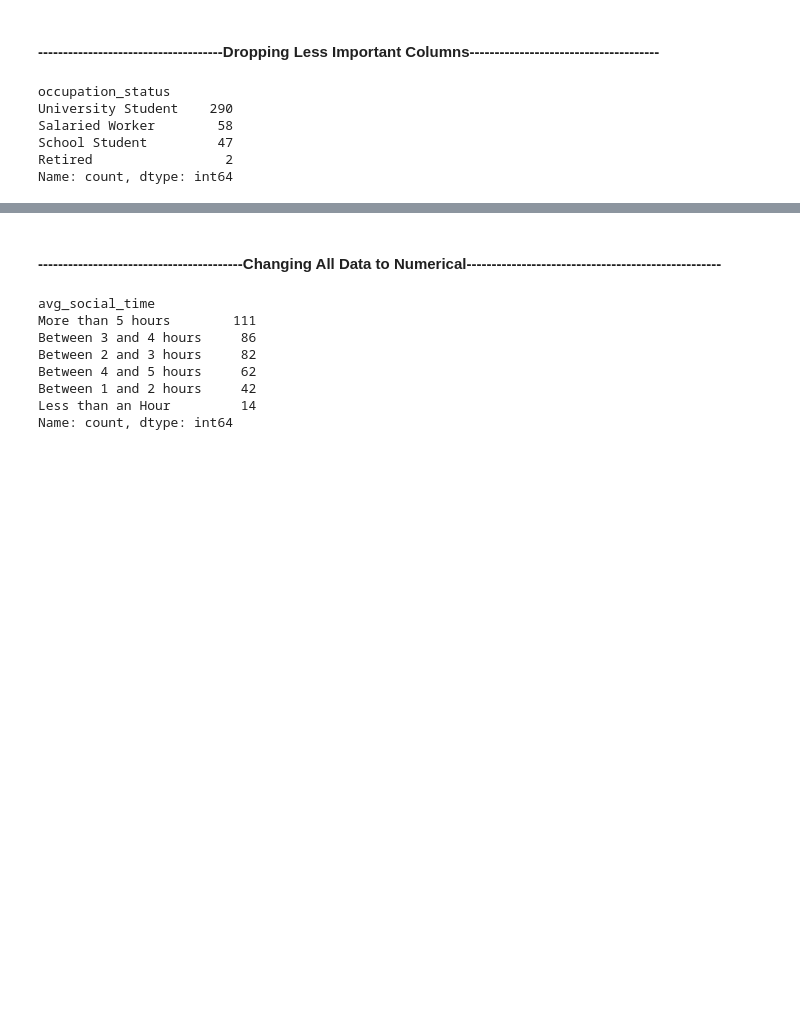
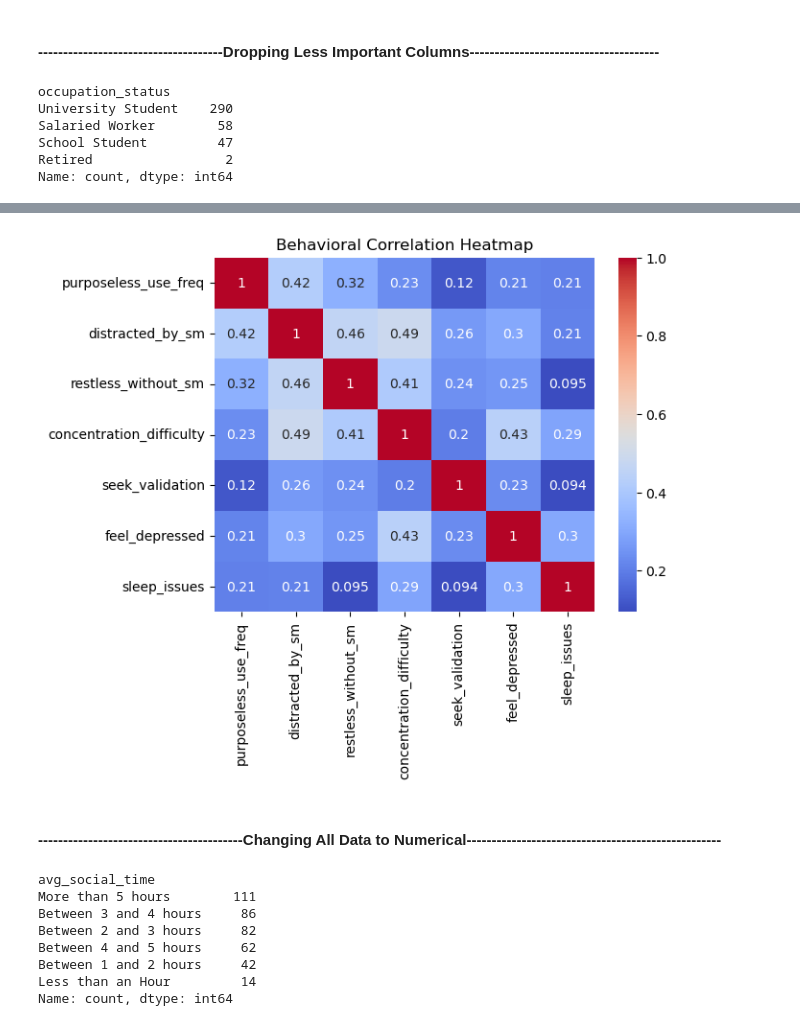
Before and after one commit to HusseinHanafy207/Phone_Addiction_Project, a Jupyter notebook: External_survey_done.ipynb, the cells around one changed output, grey strips where cells are left out. Saved outputs shown, nothing was run; the diff lists cells and outputs as text; code cells hidden in the pictures; blank space fills up the shorter version.

```diff
--- a/External_survey_done.ipynb
+++ b/External_survey_done.ipynb
@@ -152,3 +209,15 @@ df.drop(['occupation_status'], axis=1 ,  inplace=True)
+# %%
+behavior_cols = [
+    'purposeless_use_freq', 'distracted_by_sm', 'restless_without_sm',
+    'concentration_difficulty', 'seek_validation',
+    'feel_depressed', 'sleep_issues'
+]
+
+sns.heatmap(df[behavior_cols].corr(), annot=True, cmap='coolwarm')
+plt.title('Behavioral Correlation Heatmap')
+plt.show()
+# %% [output]
+[figure, added]
 # %% [markdown]
 #### -----------------------------------------Changing All Data to Numerical---------------------------------------------------
 # %%
```
Also changed, not shown: parts of 7 cells of this notebook.
